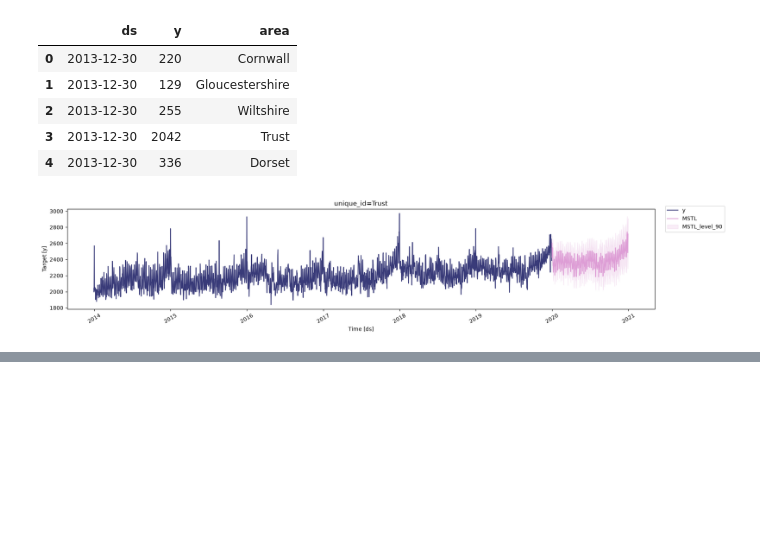
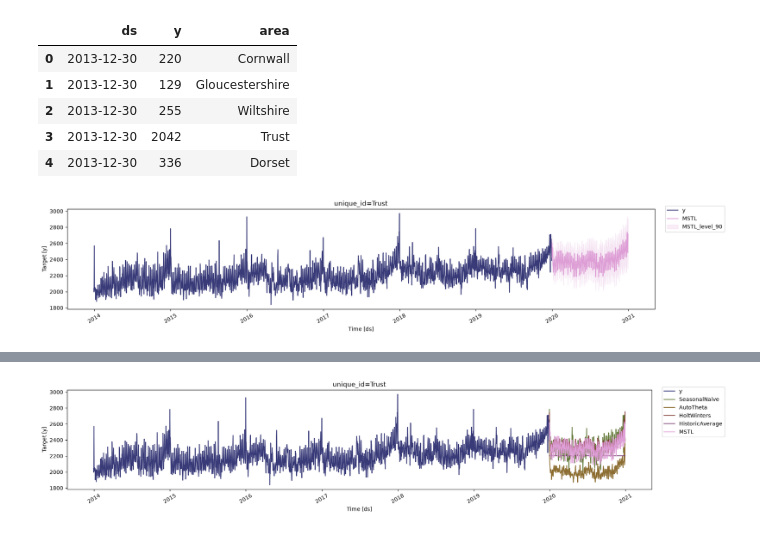
Before and after one commit to ambmodels/ambforecast-intern, a Jupyter notebook: statsforecast_ambulanceresponse.ipynb, the cells around one changed output, grey strips where cells are left out. Drawn from its saved outputs; the diff is of its cells as text; code cells hidden in the pictures; blank space fills up the shorter version.

Commit message:
comparing which models are the most accurate, using cross-validation and evaluate feature

```diff
--- a/statsforecast_ambulanceresponse.ipynb
+++ b/statsforecast_ambulanceresponse.ipynb
@@ -46,3 +53,24 @@ forecast_df.tail()
 sf.plot(Trust,forecast_df, level=[90])
 # %% [output]
 [figure]
+# %%
+# training the model for many series
+# list of models
+
+models = [
+    SeasonalNaive(season_length=365),
+    AutoTheta(season_length=365),
+    HoltWinters(season_length=365),
+    HistoricAverage(),
+    MSTL(season_length=[7,365]),
+]
+
+sf = StatsForecast(
+    models=models,
+    freq='D',
+    fallback_model=SeasonalNaive(season_length=365),
+    n_jobs=-1
+)
+
+forecasts_df = sf.forecast(df=Trust, h=365, level=[90])
+forecasts_df.head()
@@ -48,0 +84,4 @@ sf.plot(Trust,forecast_df, level=[90])
+# %%
+sf.plot(Trust,forecasts_df)
+# %% [output]
+[figure, added]
```
Also changed, not shown: parts of 5 cells of this notebook.
